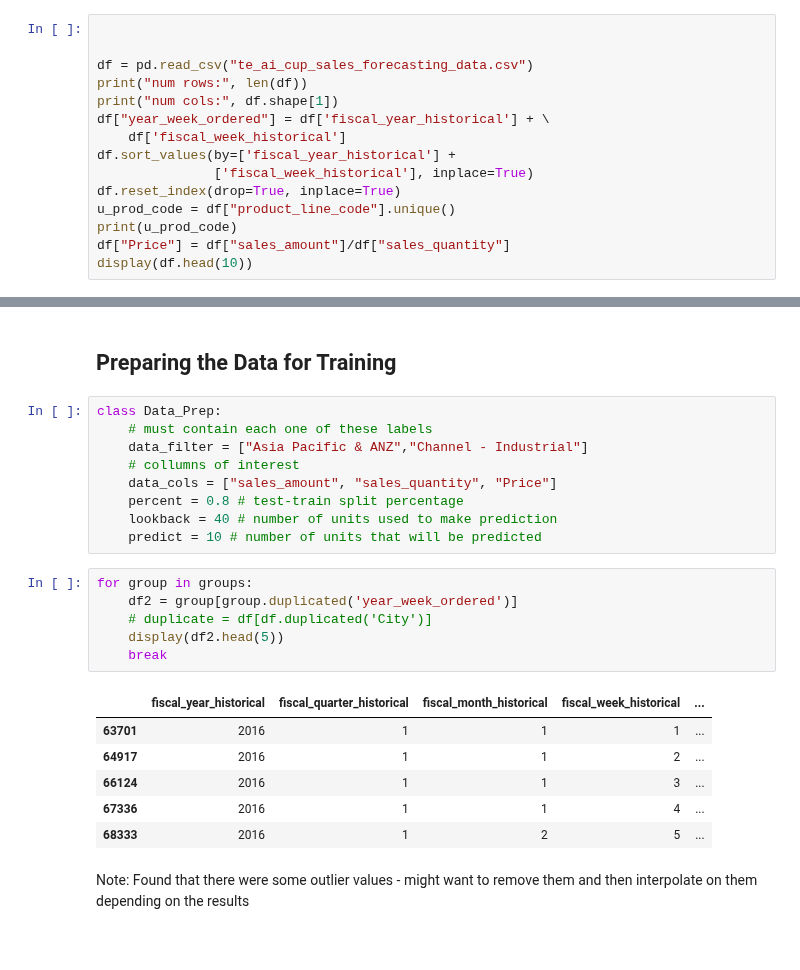
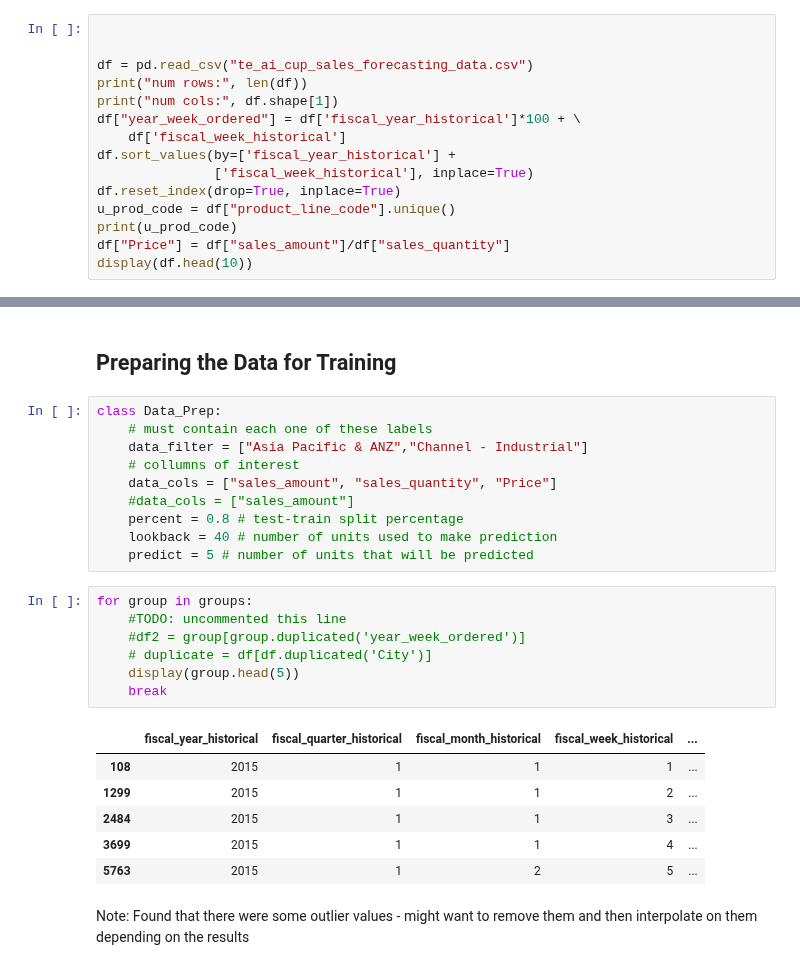
Before and after one commit to Abuynits/TE_Connect, a Jupyter notebook: sales_forcasting.ipynb, the cells around one changed output, grey strips where cells are left out. Cells and saved outputs as stored; diff of their text form.

```diff
--- a/sales_forcasting.ipynb
+++ b/sales_forcasting.ipynb
@@ -38,7 +39,7 @@ from sklearn.preprocessing import MinMaxScaler
 df = pd.read_csv("te_ai_cup_sales_forecasting_data.csv")
 print("num rows:", len(df))
 print("num cols:", df.shape[1])
-df["year_week_ordered"] = df['fiscal_year_historical'] + \
+df["year_week_ordered"] = df['fiscal_year_historical']*100 + \
     df['fiscal_week_historical']
 df.sort_values(by=['fiscal_year_historical'] +
                ['fiscal_week_historical'], inplace=True)
@@ -212,22 +213,24 @@ class Data_Prep:
     data_filter = ["Asia Pacific & ANZ","Channel - Industrial"]
     # collumns of interest
     data_cols = ["sales_amount", "sales_quantity", "Price"]
+    #data_cols = ["sales_amount"]
     percent = 0.8 # test-train split percentage
     lookback = 40 # number of units used to make prediction
-    predict = 10 # number of units that will be predicted
+    predict = 5 # number of units that will be predicted
 # %%
 for group in groups:
-    df2 = group[group.duplicated('year_week_ordered')]
+    #TODO: uncommented this line
+    #df2 = group[group.duplicated('year_week_ordered')]
     # duplicate = df[df.duplicated('City')]
-    display(df2.head(5))
+    display(group.head(5))
     break
 # %% [output]
 |  | fiscal_year_historical | fiscal_quarter_historical | fiscal_month_historical | fiscal_week_historical | ... |
-| 63701 | 2016 | 1 | 1 | 1 | ... |
-| 64917 | 2016 | 1 | 1 | 2 | ... |
-| 66124 | 2016 | 1 | 1 | 3 | ... |
-| 67336 | 2016 | 1 | 1 | 4 | ... |
-| 68333 | 2016 | 1 | 2 | 5 | ... |
+| 108 | 2015 | 1 | 1 | 1 | ... |
+| 1299 | 2015 | 1 | 1 | 2 | ... |
+| 2484 | 2015 | 1 | 1 | 3 | ... |
+| 3699 | 2015 | 1 | 1 | 4 | ... |
+| 5763 | 2015 | 1 | 2 | 5 | ... |
 # %% [markdown]
 Note:
 Found that there were some outlier values - might want to remove them and then interpolate on them depending on the results
```
Also changed, not shown: parts of 11 cells of this notebook.
